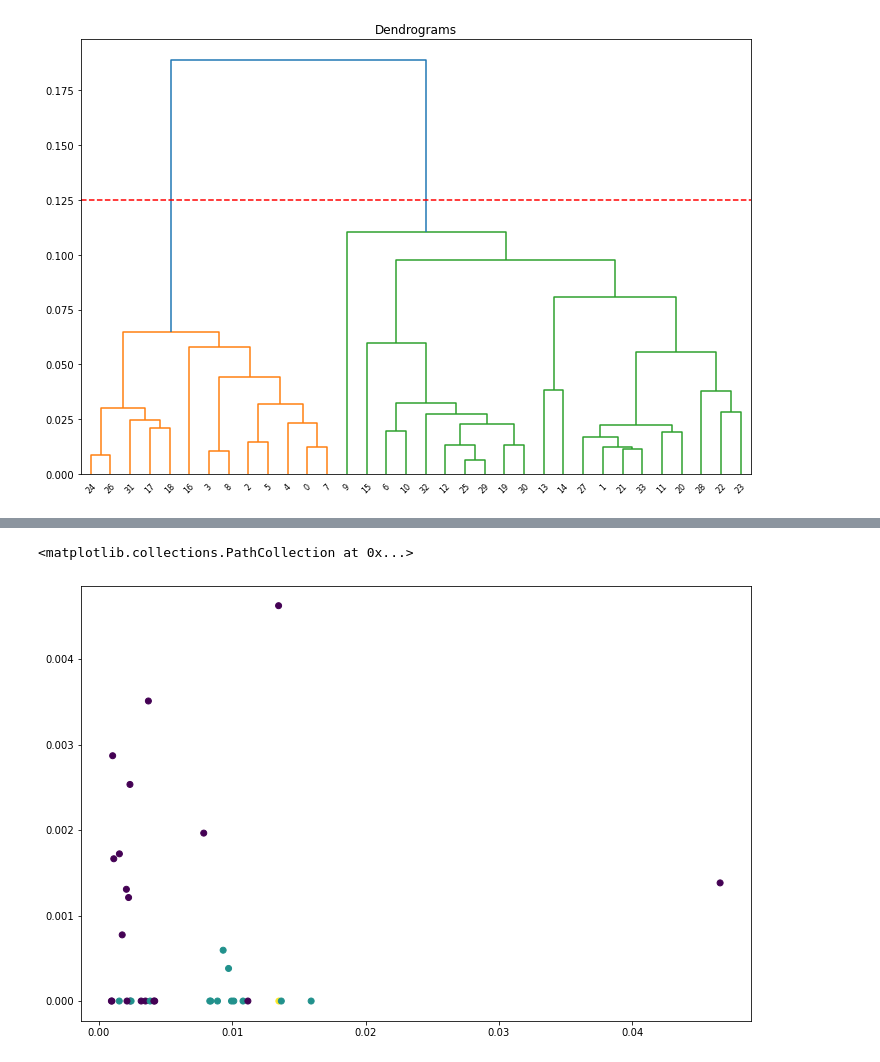
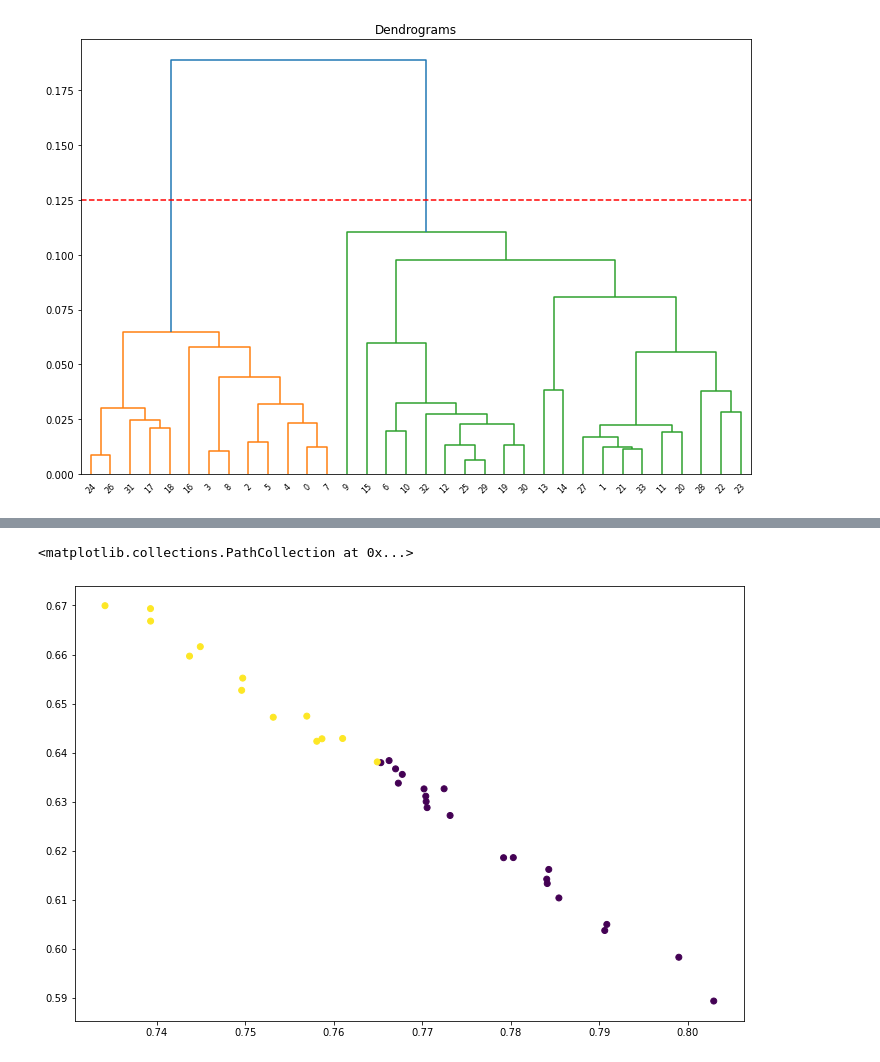
Before and after one commit to Azibmahmood/herrarical-clustring, a Jupyter notebook: Herarical clustring.ipynb, the cells around one changed output, grey strips where cells are left out. Saved outputs shown, nothing was run; the diff lists cells and outputs as text; code cells hidden in the pictures.

```diff
--- a/Herarical clustring.ipynb
+++ b/Herarical clustring.ipynb
@@ -70,7 +88,7 @@ array([1, 0, 1, 1, 1, 1, 0, 1, 1, 2, 0, 0, 0, 0, 0, 0, 1, 1, 1, 0, 0, 0,
        0, 0, 1, 0, 1, 0, 0, 0, 0, 1, 0, 0], dtype=int64)
 # %%
 plt.figure(figsize=(12, 8))
-plt.scatter(data_scaled['Saccharose'], data_scaled['Tréhalose'], c=cluster.labels_)
+plt.scatter(data_scaled['Fructose'], data_scaled['Glucose'], c=cluster.labels_)
 # %% [output]
 <matplotlib.collections.PathCollection at 0x...>
-[figure, old version]
+[figure, new version]
```
Also changed, not shown: parts of 7 cells of this notebook, 1 other file.
